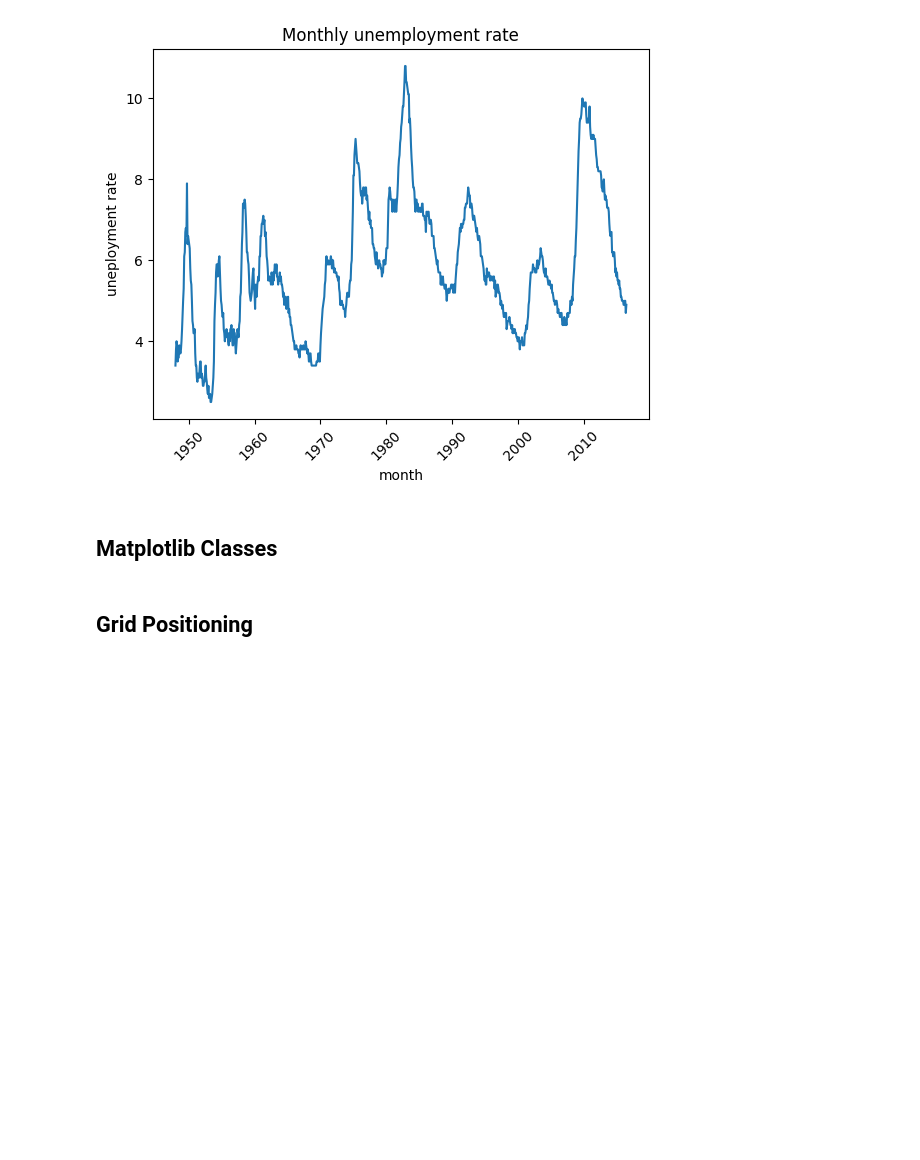
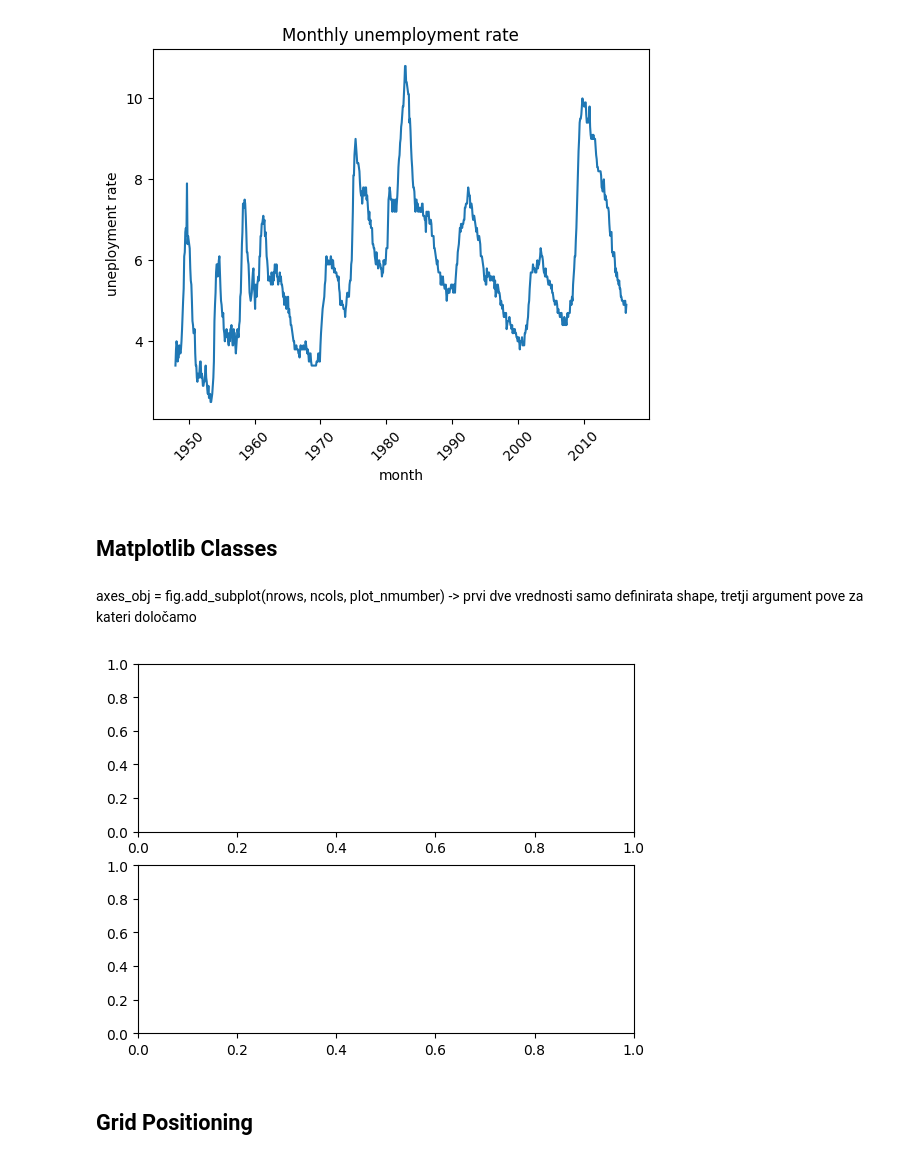
Before and after one commit to mihajlov123/python-analitika-notes, a Jupyter notebook: Del_05_Prikazovanje_podatkov_osnovno/05_Prikazovanje_podatkov_osnovno_CLEAN.ipynb, the cells around one changed output. Saved outputs shown, nothing was run; the diff lists cells and outputs as text; code cells hidden in the pictures; blank space fills up the shorter version.

```diff
--- a/Del_05_Prikazovanje_podatkov_osnovno/05_Prikazovanje_podatkov_osnovno_CLEAN.ipynb
+++ b/Del_05_Prikazovanje_podatkov_osnovno/05_Prikazovanje_podatkov_osnovno_CLEAN.ipynb
@@ -147,6 +133,14 @@ plt.show()
 [figure]
 # %% [markdown]
 ## Matplotlib Classes
+# %% [markdown]
+axes_obj = fig.add_subplot(nrows, ncols, plot_nmumber) -> prvi dve vrednosti samo definirata shape, tretji argument pove za kateri določamo
+# %%
+fig = plt.figure()
+ax1 = fig.add_subplot(2,1,1) # dve vrstici, en stolpcev, 1. graf
+ax2 = fig.add_subplot(2,1,2) # dve vrstici, en stolpcev, 2. graf
+# %% [output]
+[figure, added]
 # %% [markdown]
 ## Grid Positioning
 # %% [markdown]
```
Also changed, not shown: parts of 28 cells of this notebook, 1 other file.
